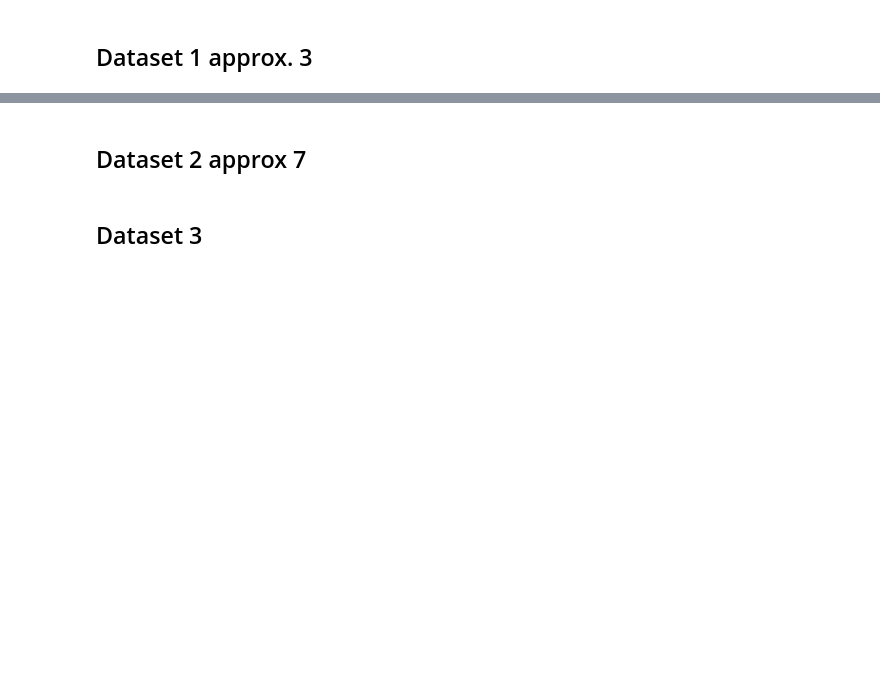
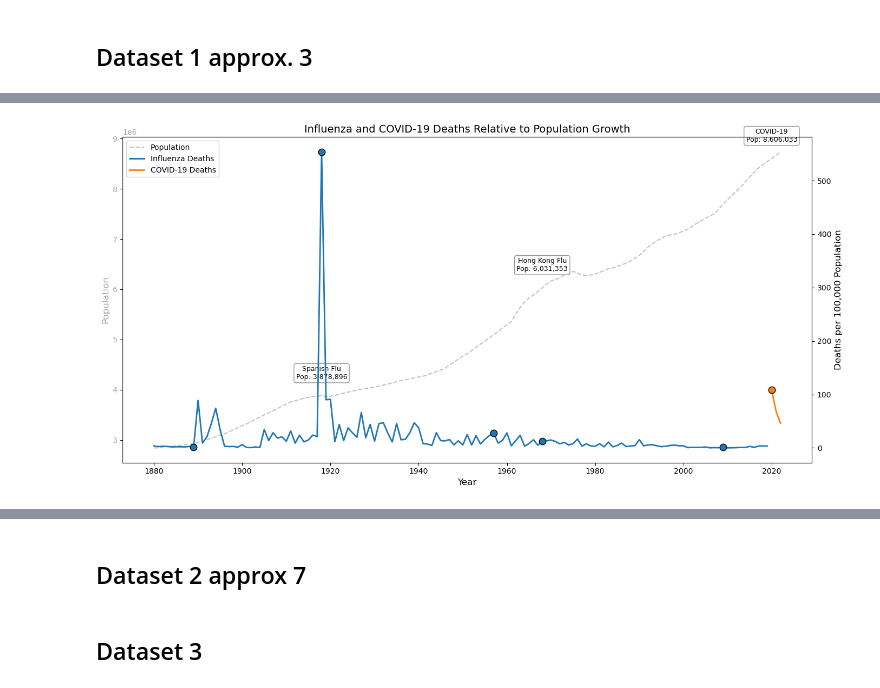
Before and after one commit to plospen1/Project_PODSV, a Jupyter notebook: src/data_visualisation.ipynb, the cells around one changed output, grey strips where cells are left out. Cells and saved outputs as stored; diff of their text form; code cells hidden in the pictures; blank space fills up the shorter version.

```diff
--- a/src/data_visualisation.ipynb
+++ b/src/data_visualisation.ipynb
@@ -14,0 +167,62 @@ data_set3 = pd.read_excel("../Data/3_Todesursachen Schweiz ohne Alter 1876-2002.
+# %%
+# Compared to the population with influenza and Covid
+# Create a figure for population comparison
+
+
+# Create a figure for comparing deaths with population
+fig, ax1 = plt.subplots(figsize=(14, 7))
+
+# Plot population on the primary y-axis
+color = 'darkgray'
+ax1.set_xlabel('Year', fontsize=12)
+ax1.set_ylabel('Population', fontsize=12, color=color)
+ax1.plot(data_set1['Jahr'], data_set1['Population'], color=color, linestyle='--', alpha=0.7, label='Population')
+ax1.tick_params(axis='y', labelcolor=color)
+ax1.grid(False)
+
+# Create a secondary y-axis for death rates
+ax2 = ax1.twinx()
+ax2.set_ylabel('Deaths per 100,000 Population', fontsize=12)
+ax2.plot(data_set1['Jahr'], data_set1['Todesfälle_Grippe_100000'], color='#1f77b4', linewidth=2,
+         label='Influenza Deaths')
+ax2.plot(data_set1['Jahr'], data_set1['Todesfälle_Covid_100000'], color='#ff7f0e', linewidth=2,
+         label='COVID-19 Deaths')
+
+# Highlight specific pandemic years
+pandemic_years = [1889, 1918, 1957, 1968, 2009, 2020]
+pandemic_names = ["Russian Flu", "Spanish Flu", "Asian Flu", "Hong Kong Flu", "Swine Flu", "COVID-19"]
+
+for year, name in zip(pandemic_years, pandemic_names):
+    if year in data_set1['Jahr'].values:
+        # Get corresponding population and death rates
+        year_data = data_set1[data_set1['Jahr'] == year]
+        population = year_data['Population'].values[0]
+        flu_rate = year_data['Todesfälle_Grippe_100000'].values[0]
+        covid_rate = year_data['Todesfälle_Covid_100000'].values[0]
+
+        # Add annotations
+        if not pd.isna(flu_rate) and flu_rate > 0:
+            ax2.scatter(year, flu_rate, color='#1f77b4', s=80, zorder=5, edgecolor='black')
+        if not pd.isna(covid_rate) and covid_rate > 0:
+            ax2.scatter(year, covid_rate, color='#ff7f0e', s=80, zorder=5, edgecolor='black')
+
+        # Add a text annotation about the population
+        if year in [1918, 1968, 2020]:  # Choose a few key years to avoid crowding
+            ax1.annotate(f"{name}\nPop: {population:,.0f}",
+                        xy=(year, population), xytext=(0, 20),
+                        textcoords="offset points", ha='center', va='bottom',
+                        fontsize=9, bbox=dict(boxstyle="round,pad=0.3", fc="white", ec="gray", alpha=0.8))
+
+# Add legend with combined entries from both axes
+lines1, labels1 = ax1.get_legend_handles_labels()
+lines2, labels2 = ax2.get_legend_handles_labels()
+ax2.legend(lines1 + lines2, labels1 + labels2, loc='upper left')
+
+# Add title
+plt.title('Influenza and COVID-19 Deaths Relative to Population Growth', fontsize=14)
+
+# Adjust layout
+plt.tight_layout()
+plt.show()
+# %% [output]
+[figure, added]
```
Also changed, not shown: parts of 7 cells of this notebook.
